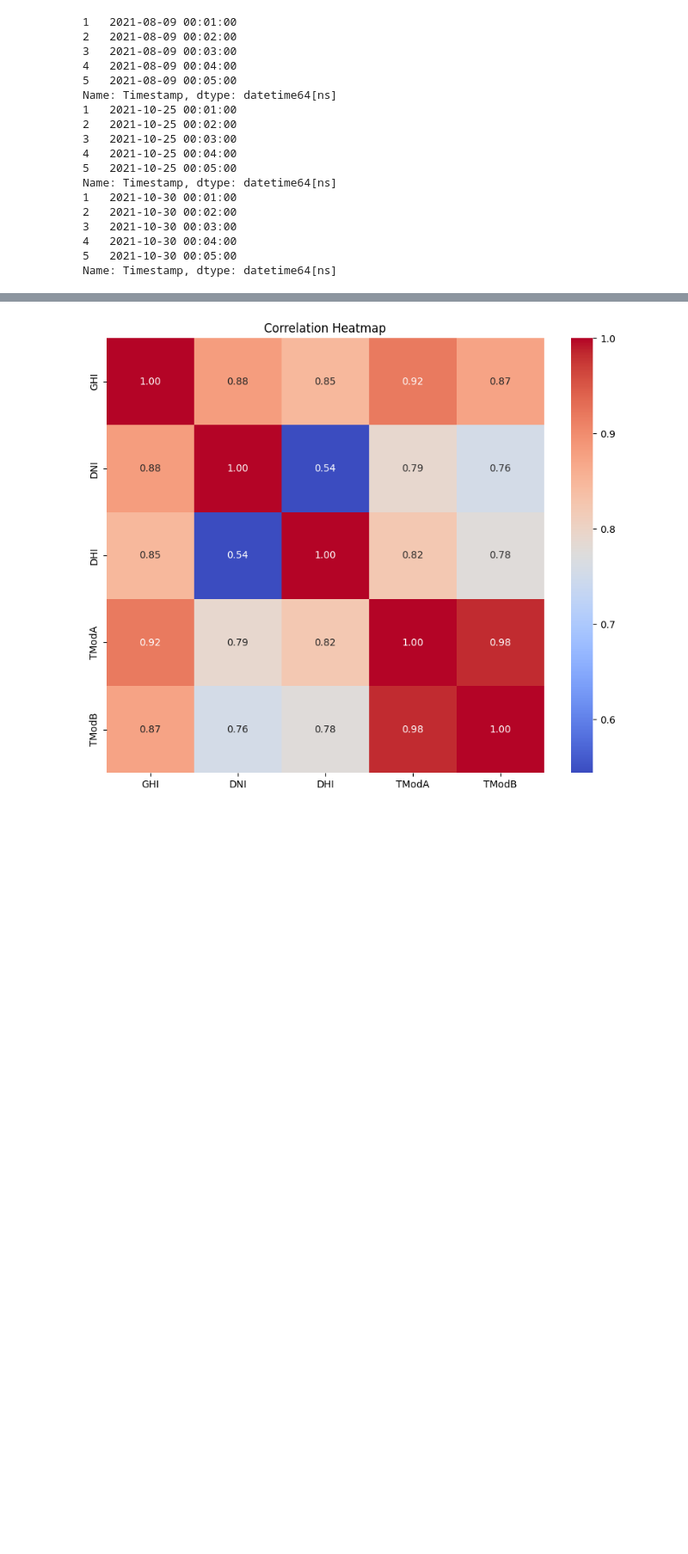
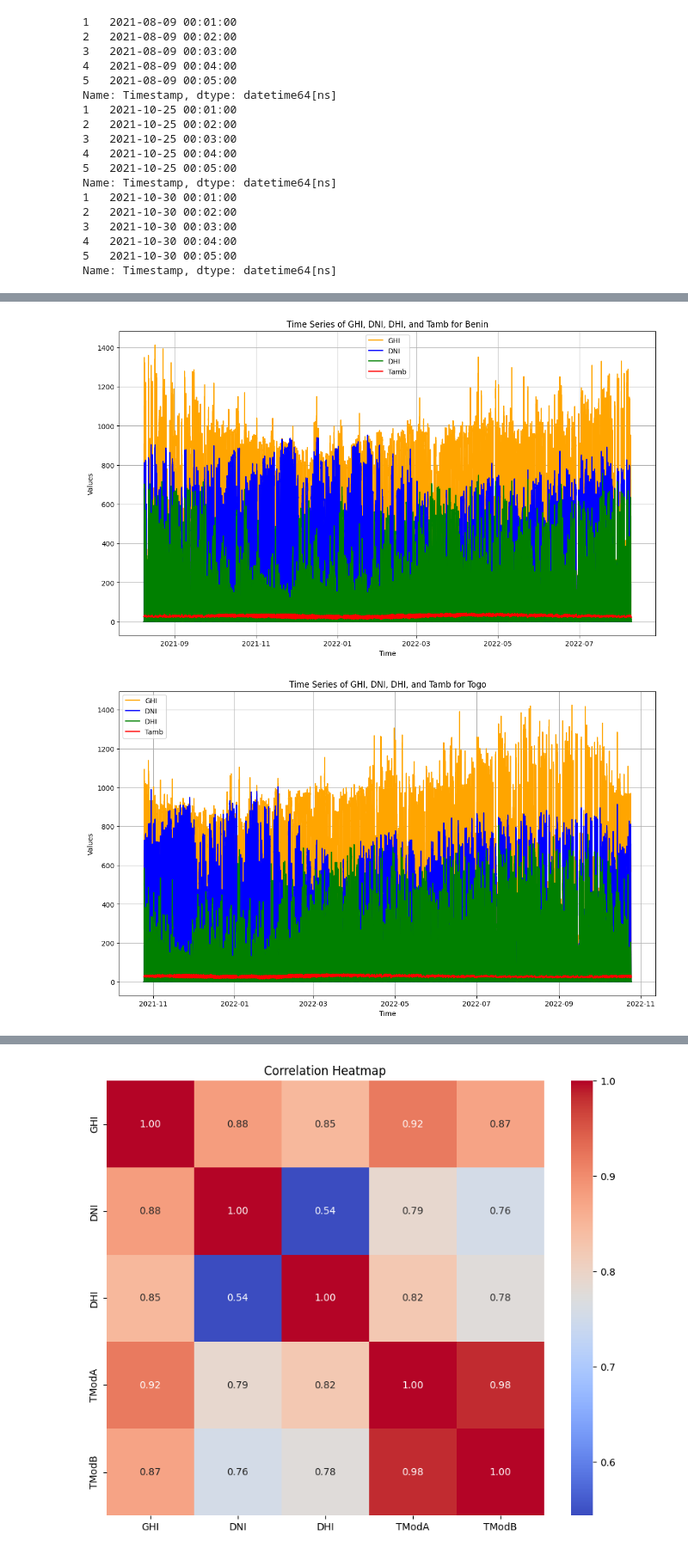
Before and after one commit to Liya-F/Solar-Data-Analysis, a Jupyter notebook: notebooks/EDA.ipynb, the cells around one changed output, grey strips where cells are left out. Shown at 86% size. Cells and saved outputs as stored; diff of their text form; code cells hidden in the pictures; blank space fills up the shorter version.

```diff
--- a/notebooks/EDA.ipynb
+++ b/notebooks/EDA.ipynb
@@ -247,0 +201,28 @@ plt.show()
+# %%
+def plot_time_series(data, columns, title, colors):
+    plt.figure(figsize=(14, 8))
+
+    # Plot each column with its corresponding color
+    for col, color in zip(columns, colors):
+        plt.plot(data['Timestamp'], data[col], label=col, color=color)
+
+    # Add title and labels
+    plt.title(title)
+    plt.xlabel('Time')
+    plt.ylabel('Values')
+    plt.legend()
+    plt.grid(True)
+
+    # Display the plot
+    plt.show()
+
+# Define the columns to plot and their corresponding colors
+columns_to_plot = ['GHI', 'DNI', 'DHI', 'Tamb']
+colors = ['orange', 'blue', 'green', 'red']
+
+plot_time_series(benin_data, columns_to_plot, 'Time Series of GHI, DNI, DHI, and Tamb for Benin', colors)
+plot_time_series(togo_data, columns_to_plot, 'Time Series of GHI, DNI, DHI, and Tamb for Togo', colors)
+plot_time_series(sierraleone_data, columns_to_plot, 'Time Series of GHI, DNI, DHI, and Tamb for Sierra Leone', colors)
+# %% [output]
+[figure, added]
+[figure, added]
```
Also changed, not shown: parts of 24 cells of this notebook.
